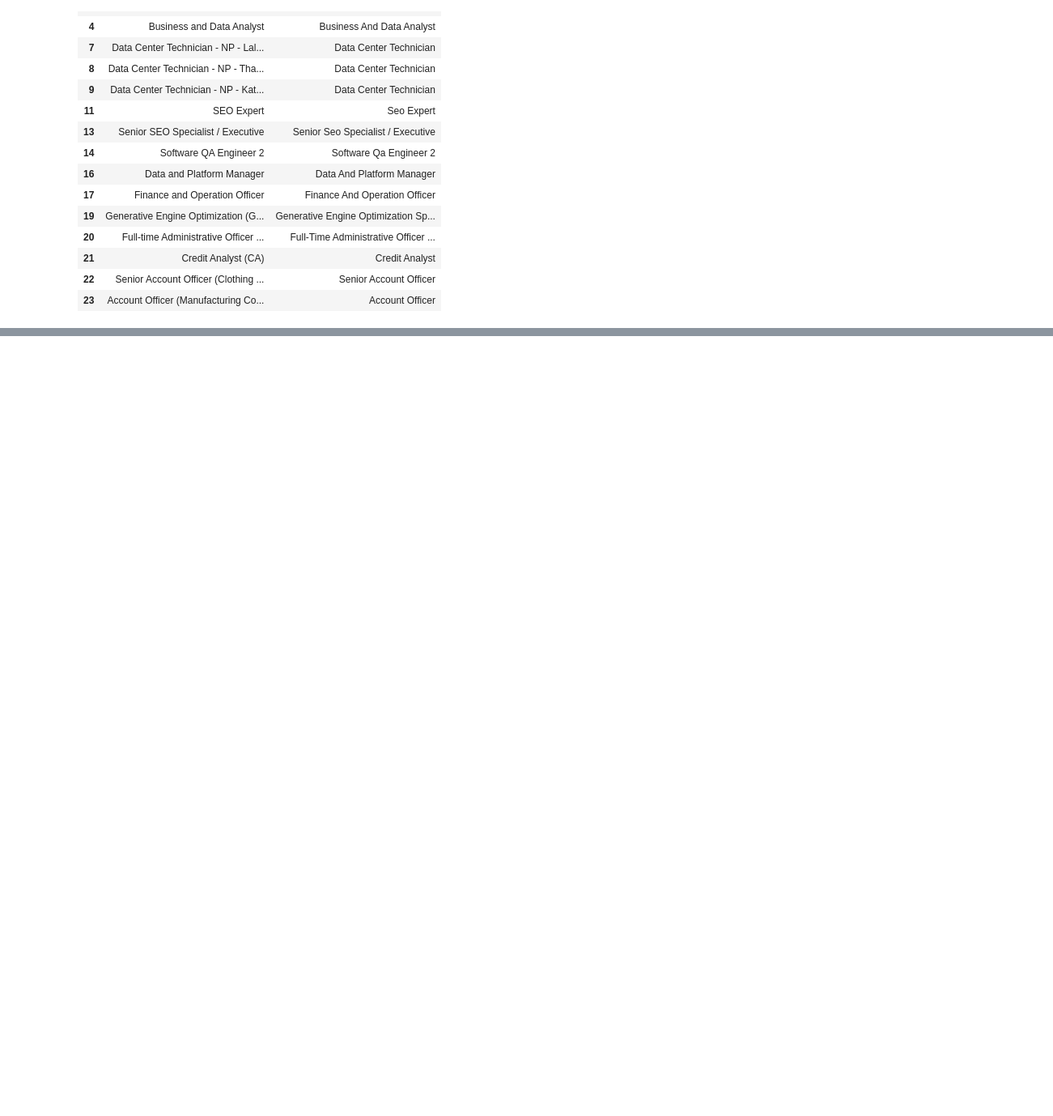
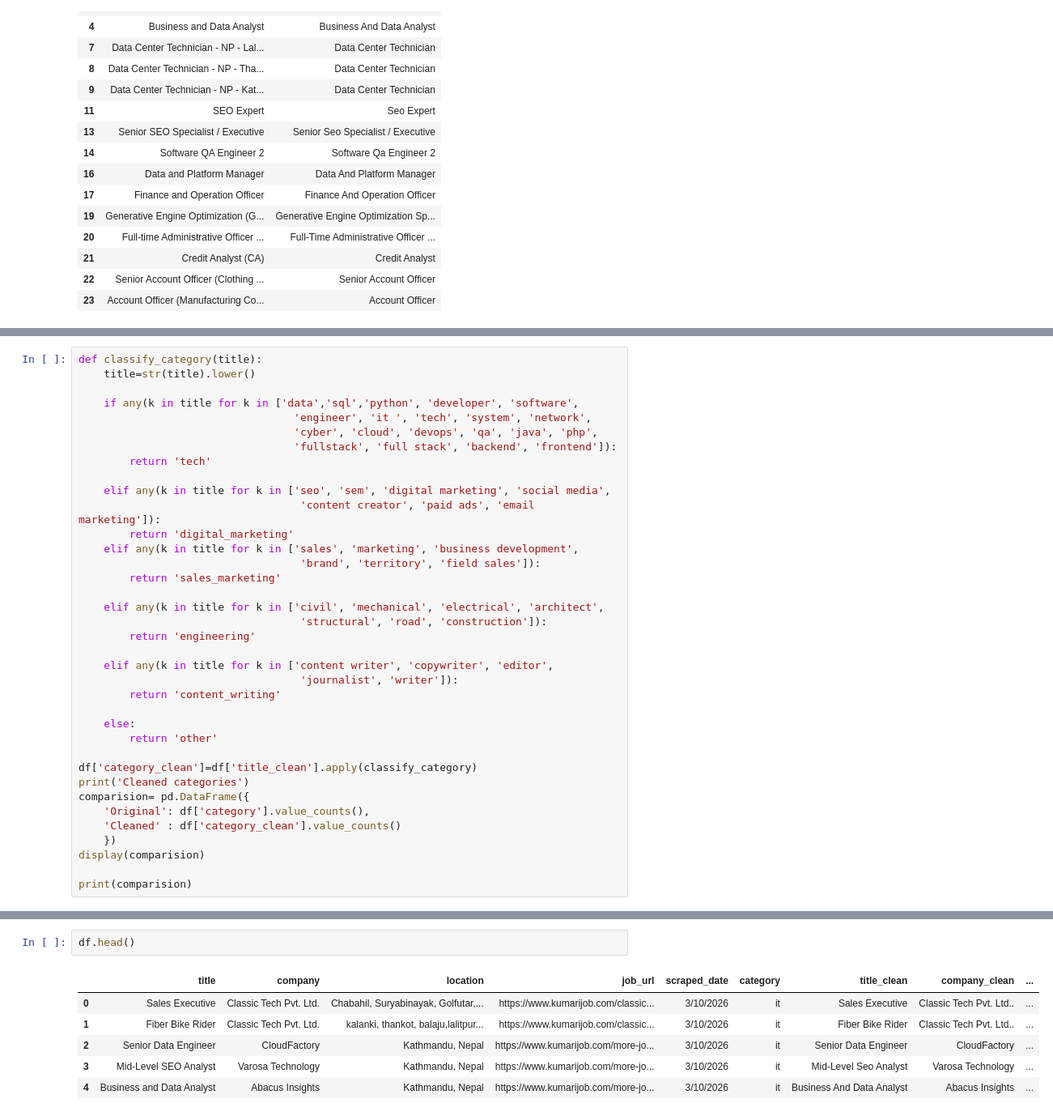
Before and after one commit to seli33/Job-Market-Analysis, a Jupyter notebook: etl/data_cleaning.ipynb, the cells around one changed output, grey strips where cells are left out. Shown at 81% size. Cells and saved outputs as stored; diff of their text form; blank space fills up the shorter version.

```diff
--- a/etl/data_cleaning.ipynb
+++ b/etl/data_cleaning.ipynb
@@ -137,0 +258,37 @@ Titles cleaned: 65
+# %%
+def classify_category(title):
+    title=str(title).lower()
+
+    if any(k in title for k in ['data','sql','python', 'developer', 'software',
+                                  'engineer', 'it ', 'tech', 'system', 'network',
+                                  'cyber', 'cloud', 'devops', 'qa', 'java', 'php',
+                                  'fullstack', 'full stack', 'backend', 'frontend']):
+        return 'tech'
+
+    elif any(k in title for k in ['seo', 'sem', 'digital marketing', 'social media',
+                                   'content creator', 'paid ads', 'email marketing']):
+        return 'digital_marketing'
+    elif any(k in title for k in ['sales', 'marketing', 'business development',
+                                   'brand', 'territory', 'field sales']):
+        return 'sales_marketing'
+
+    elif any(k in title for k in ['civil', 'mechanical', 'electrical', 'architect',
+                                   'structural', 'road', 'construction']):
+        return 'engineering'
+
+    elif any(k in title for k in ['content writer', 'copywriter', 'editor',
+                                   'journalist', 'writer']):
+        return 'content_writing'
+
+    else:
+        return 'other'
+
+df['category_clean']=df['title_clean'].apply(classify_category)
+print('Cleaned categories')
+comparision= pd.DataFrame({
+    'Original': df['category'].value_counts(),
+    'Cleaned' : df['category_clean'].value_counts()
+    })
+display(comparision)
+
+print(comparision)
@@ -137,0 +319,9 @@ Titles cleaned: 65
+# %%
+df.head()
+# %% [output]
+|  | title | company | location | job_url | scraped_date | category | title_clean | company_clean | ... |
+| 0 | Sales Executive | Classic Tech Pvt. Ltd. | Chabahil, Suryabinayak, Golfutar,... | https://www.kumarijob.com/classic... | 3/10/2026 | it | Sales Executive | Classic Tech Pvt. Ltd.. | ... |
+| 1 | Fiber Bike Rider | Classic Tech Pvt. Ltd. | kalanki, thankot, balaju,lalitpur... | https://www.kumarijob.com/classic... | 3/10/2026 | it | Fiber Bike Rider | Classic Tech Pvt. Ltd.. | ... |
+| 2 | Senior Data Engineer | CloudFactory | Kathmandu, Nepal | https://www.kumarijob.com/more-jo... | 3/10/2026 | it | Senior Data Engineer | CloudFactory | ... |
+| 3 | Mid-Level SEO Analyst | Varosa Technology | Kathmandu, Nepal | https://www.kumarijob.com/more-jo... | 3/10/2026 | it | Mid-Level Seo Analyst | Varosa Technology | ... |
+| 4 | Business and Data Analyst | Abacus Insights | Kathmandu, Nepal | https://www.kumarijob.com/more-jo... | 3/10/2026 | it | Business And Data Analyst | Abacus Insights | ... |
```
Also changed, not shown: parts of 14 cells of this notebook.
